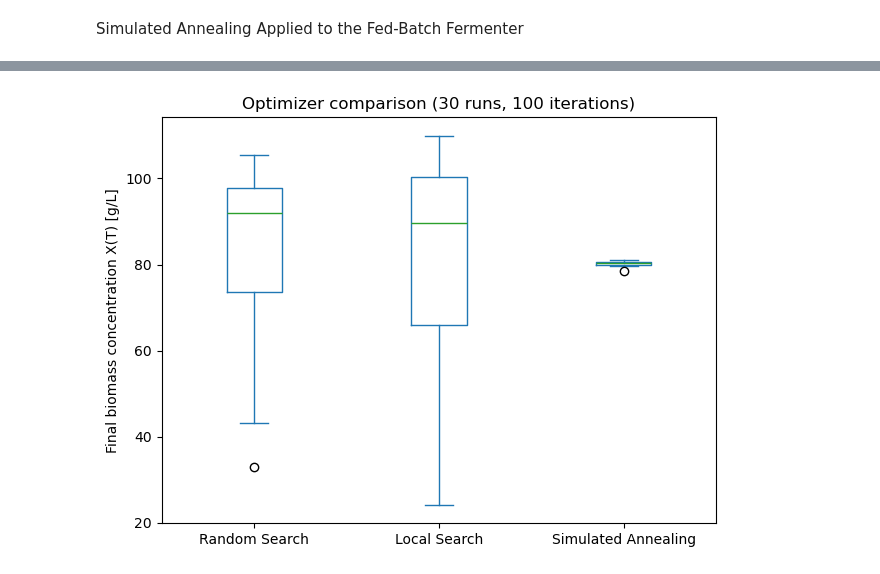
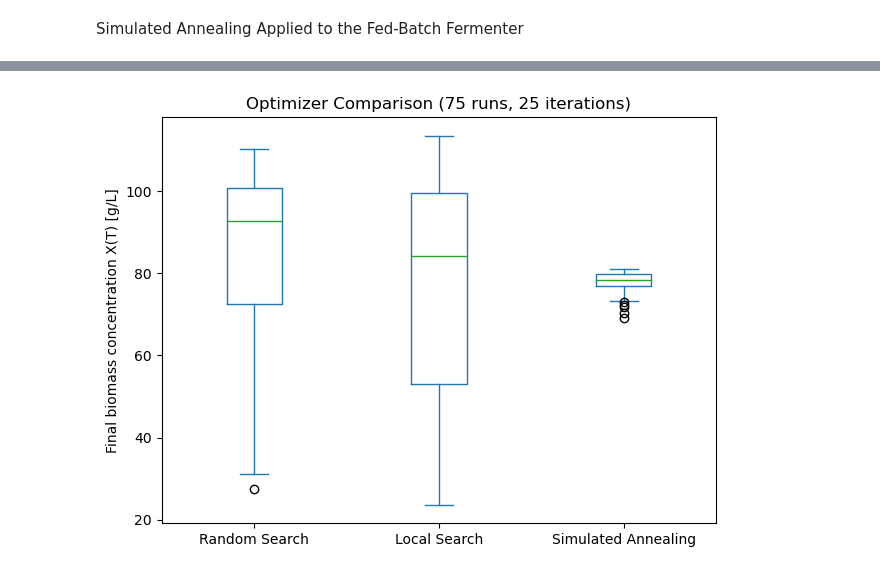
Before and after one commit to domingosdeeulariadumba/natureInspiredComputationNotes, a Jupyter notebook: natureInspiredCompNotes.ipynb, the cells around one changed output, grey strips where cells are left out. Cells and saved outputs as stored; diff of their text form; code cells hidden in the pictures.

```diff
--- a/natureInspiredCompNotes.ipynb
+++ b/natureInspiredCompNotes.ipynb
@@ -391,7 +391,7 @@ Best X(T) [g/L]: 80.63
 # %%
 # A function for evaluating FBF across the search methods seen so far (RS, LS, and SA)
 
-def evaluate(n_runs: int = 30, num_iterations: int = 100) -> None:
+def evaluate(n_runs: int = 50, num_iterations: int = 25) -> None:
     if n_runs < 1 or num_iterations < 1:
         raise ValueError('n_runs and num_iterations must be positive')
 
@@ -427,12 +427,12 @@ def evaluate(n_runs: int = 30, num_iterations: int = 100) -> None:
 
     ax = results.plot(kind = 'box')
     ax.set_ylabel('Final biomass concentration X(T) [g/L]')
-    ax.set_title(f'Optimizer comparison ({n_runs} runs, {num_iterations} iterations)')
+    ax.set_title(f'Optimizer Comparison ({n_runs} runs, {num_iterations} iterations)')
     plt.tight_layout()
     plt.show()
 # %%
-# Results after n_runs
+# Evaluating results for 75 runs
 
-evaluate()
+evaluate(75)
 # %% [output]
-[figure, old version]
+[figure, new version]
```
Also changed, not shown: parts of 6 cells of this notebook.
